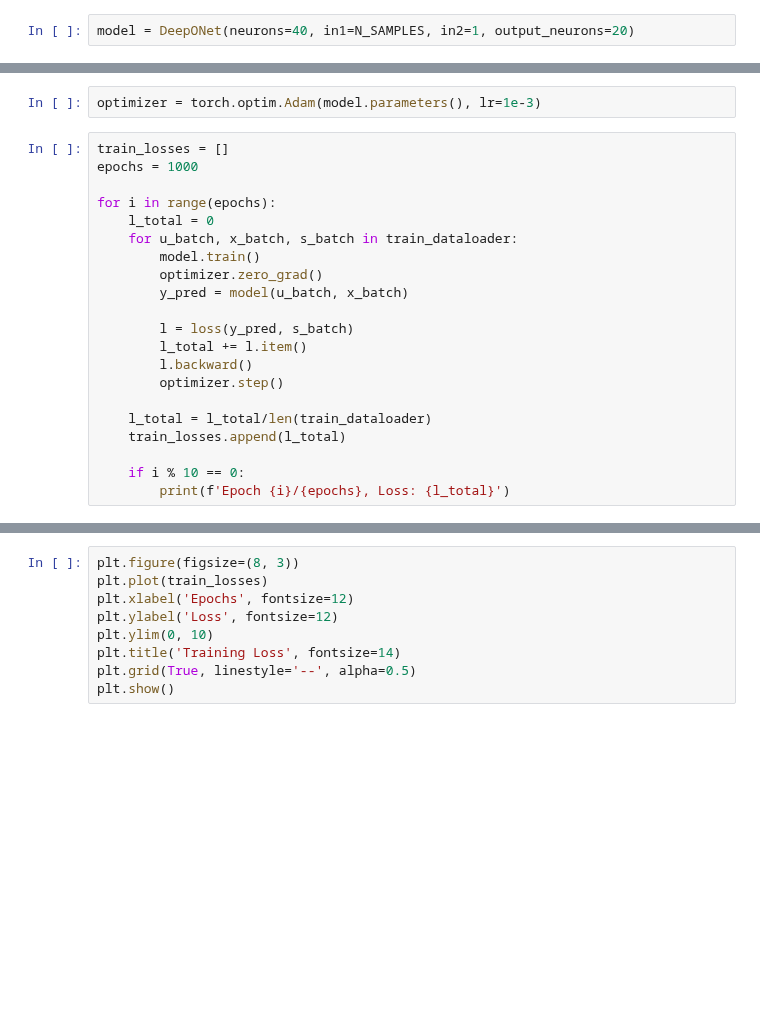
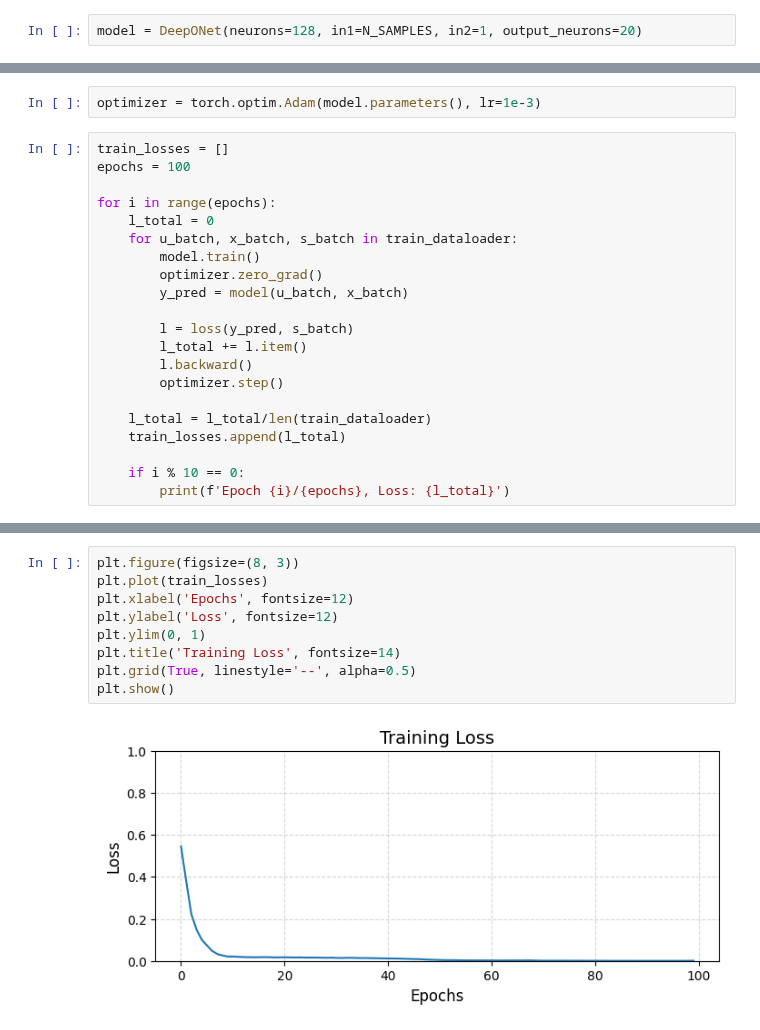
Before and after one commit to costasmexis/ModelMind, a Jupyter notebook: DeepONet/first_try_main.ipynb, the cells around one changed output, grey strips where cells are left out. Drawn from its saved outputs; the diff is of its cells as text; blank space fills up the shorter version.

```diff
--- a/DeepONet/first_try_main.ipynb
+++ b/DeepONet/first_try_main.ipynb
@@ -141,7 +158,7 @@ class DeepONet(nn.Module):
         x = torch.unsqueeze(x, 1)
         return x
 # %%
-model = DeepONet(neurons=40, in1=N_SAMPLES, in2=1, output_neurons=20)
+model = DeepONet(neurons=128, in1=N_SAMPLES, in2=1, output_neurons=20)
 # %%
 def loss(y_pred, y_true):
     return torch.mean((y_pred-y_true)**2)
@@ -149,7 +166,7 @@ def loss(y_pred, y_true):
 optimizer = torch.optim.Adam(model.parameters(), lr=1e-3)
 # %%
 train_losses = []
-epochs = 1000
+epochs = 100
 
 for i in range(epochs):
     l_total = 0
@@ -183,9 +199,11 @@ KeyboardInterrupt:
 # %%
 plt.figure(figsize=(8, 3))
 plt.plot(train_losses)
 plt.xlabel('Epochs', fontsize=12)
 plt.ylabel('Loss', fontsize=12)
-plt.ylim(0, 10)
+plt.ylim(0, 1)
 plt.title('Training Loss', fontsize=14)
 plt.grid(True, linestyle='--', alpha=0.5)
 plt.show()
+# %% [output]
+[figure, added]
```
Also changed, not shown: parts of 9 cells of this notebook, 1 other file.
